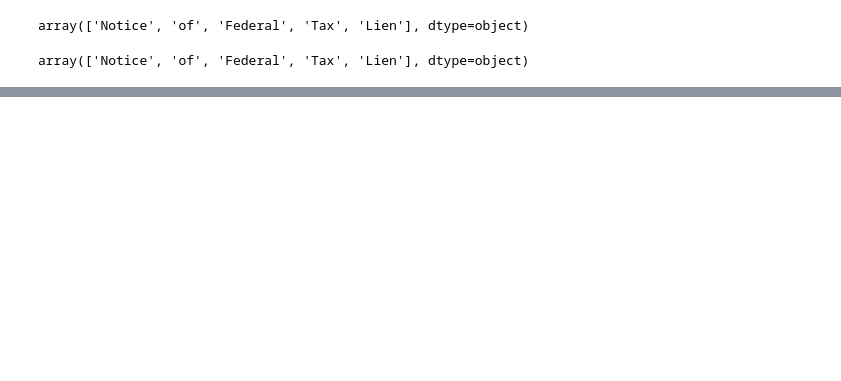
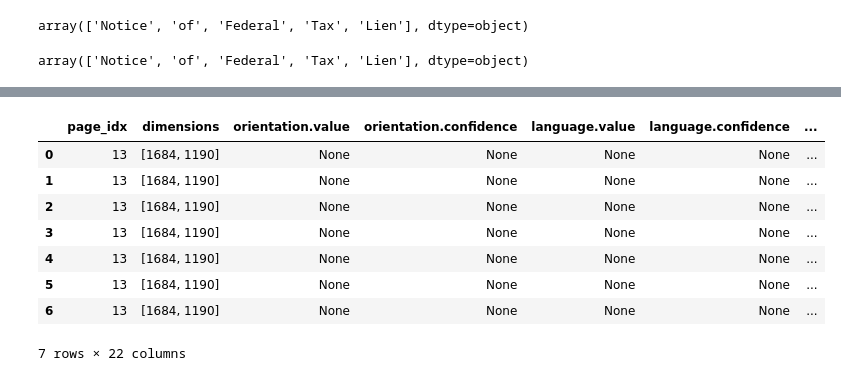
Before and after one commit to andsilver/report-parse, a Jupyter notebook: table_parsing.ipynb, the cells around one changed output, grey strips where cells are left out. Saved outputs shown, nothing was run; the diff lists cells and outputs as text; code cells hidden in the pictures; blank space fills up the shorter version.

```diff
--- a/table_parsing.ipynb
+++ b/table_parsing.ipynb
@@ -194,0 +173,24 @@ See the caveats in the documentation: https://pandas.pydata.org/pandas-docs/stab
+# %%
+right = 0.00
+left = 0.00
+height = 0.21
+column_data = c[(c.x1 >= column.x1.item() - left) & (c.x2 <= column.x22.item() + right) & (c.y1 - 0.01 >= column.y2.item())]
+column_data['hd'] = abs(column_data.y1.shift(-1) - column.y2.item())
+column_data = column_data.sort_values(by=['hd'])
+column_data['bid'] = abs(column_data.block_idx.shift(-1) - column_data.block_idx)
+column_data['lid'] = abs(column_data.line_idx.shift(-1) - column_data.line_idx)
+column_data['h2d'] = abs(column_data.hd.shift(-1) - column_data.hd)
+column_data = column_data.sort_values(by=['hd', 'h2d', 'bid', "lid"])
+column_data = column_data.reset_index(drop=True)
+values = []
+for i, k in column_data.iterrows():
+    if row.block_idx == k.block_idx:
+        continue
+    # elif k.bid > 1 or k.lid > block_d or column_data.iloc[i + line_d].hd.item() > height:
+    #     break
+    if k.hd > height or column_data.iloc[i + 1].h2d.item() > height:
+        break
+    else:
+        values.append(k)
+
+values
@@ -194,0 +215,13 @@ See the caveats in the documentation: https://pandas.pydata.org/pandas-docs/stab
+# %%
+first_col = pd.DataFrame(values)
+first_col
+# %% [output]
+|  | page_idx | dimensions | orientation.value | orientation.confidence | language.value | language.confidence | ... |
+| 0 | 13 | [1684, 1190] | None | None | None | None | ... |
+| 1 | 13 | [1684, 1190] | None | None | None | None | ... |
+| 2 | 13 | [1684, 1190] | None | None | None | None | ... |
+| 3 | 13 | [1684, 1190] | None | None | None | None | ... |
+| 4 | 13 | [1684, 1190] | None | None | None | None | ... |
+| 5 | 13 | [1684, 1190] | None | None | None | None | ... |
+| 6 | 13 | [1684, 1190] | None | None | None | None | ... |
+7 rows × 22 columns
```
Also changed, not shown: parts of 7 cells of this notebook, 1 other file.
